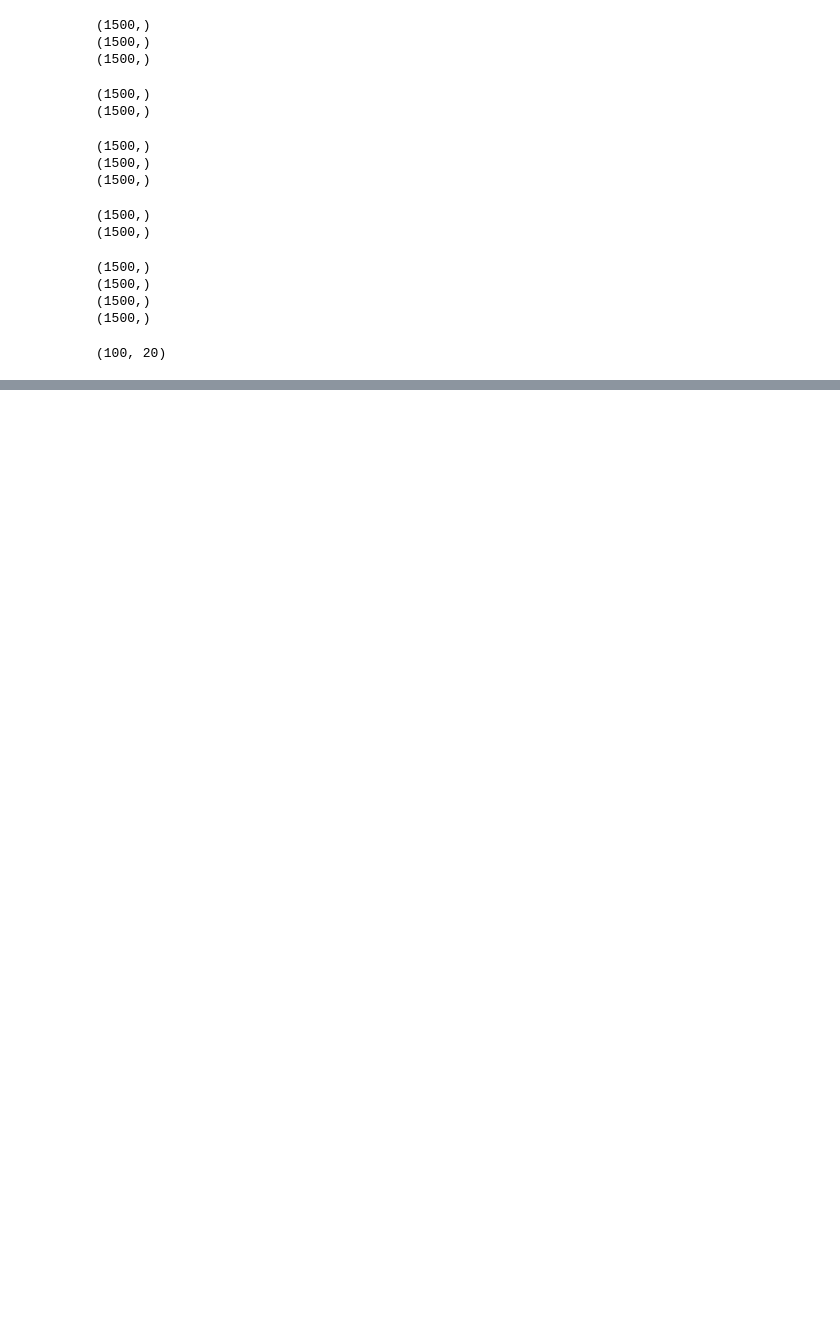
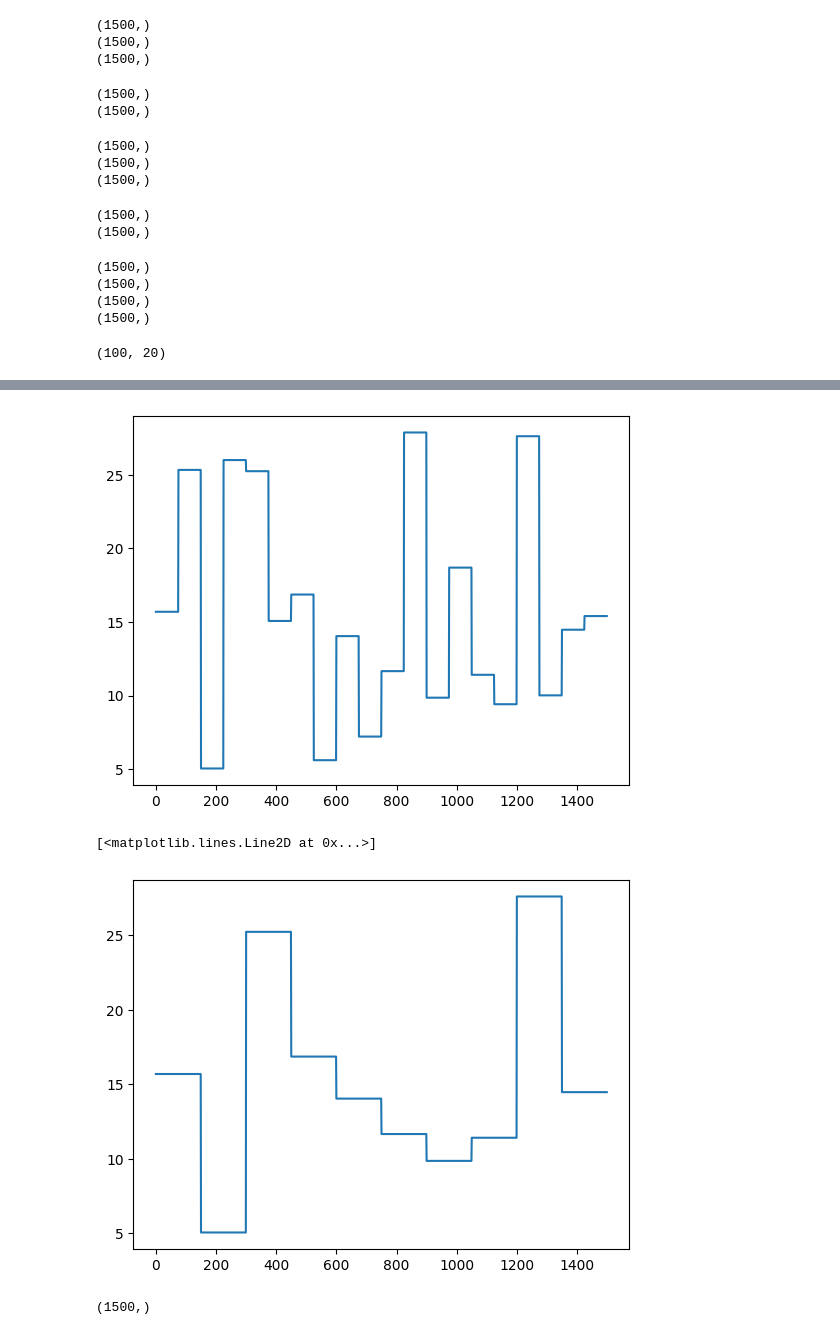
Before and after one commit to Rachel-0420/Toy-Model-for-Field-Level, a Jupyter notebook: moving_signals.ipynb, the cells around one changed output, grey strips where cells are left out. Saved outputs shown, nothing was run; the diff lists cells and outputs as text; code cells hidden in the pictures; blank space fills up the shorter version.

```diff
--- a/moving_signals.ipynb
+++ b/moving_signals.ipynb
@@ -265,0 +314,19 @@ plt.show()
+# %%
+input_2 = []
+for time_ind in range(N_t):
+    output = signal_func(signal, time_ind//150, velocity)
+    # print(np.shape(output))
+    input_2.append(output[P_encoded_org][time_ind])
+input_2 = np.array(input_2)
+# %%
+plt.plot(input)
+plt.show()
+plt.plot(input_2)
+# %% [output]
+[figure, added]
+[<matplotlib.lines.Line2D at 0x...>]
+[figure, added]
+# %%
+print(np.shape(input_2))
+# %% [output]
+(1500,)
```
Also changed, not shown: parts of 24 cells of this notebook.
